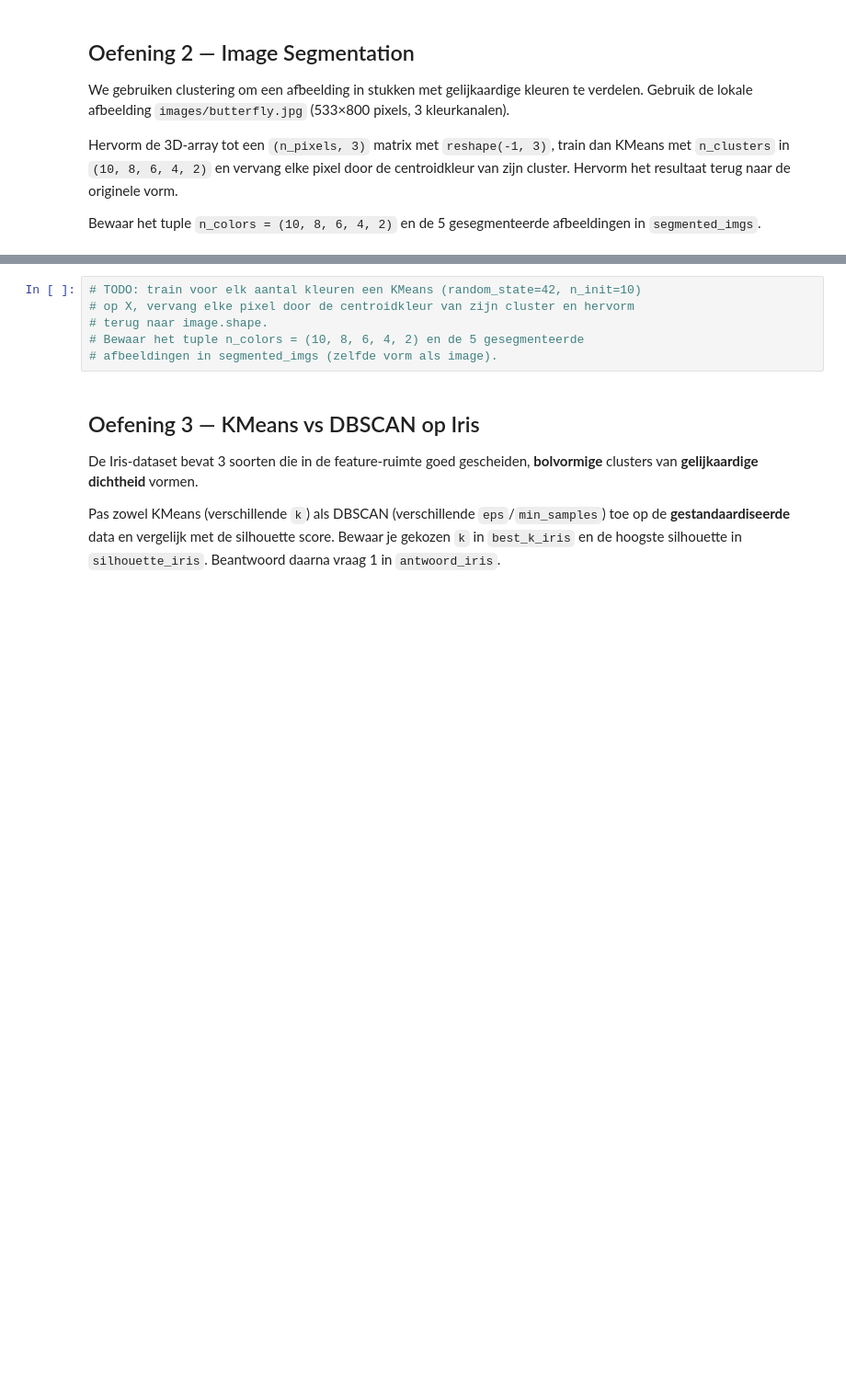
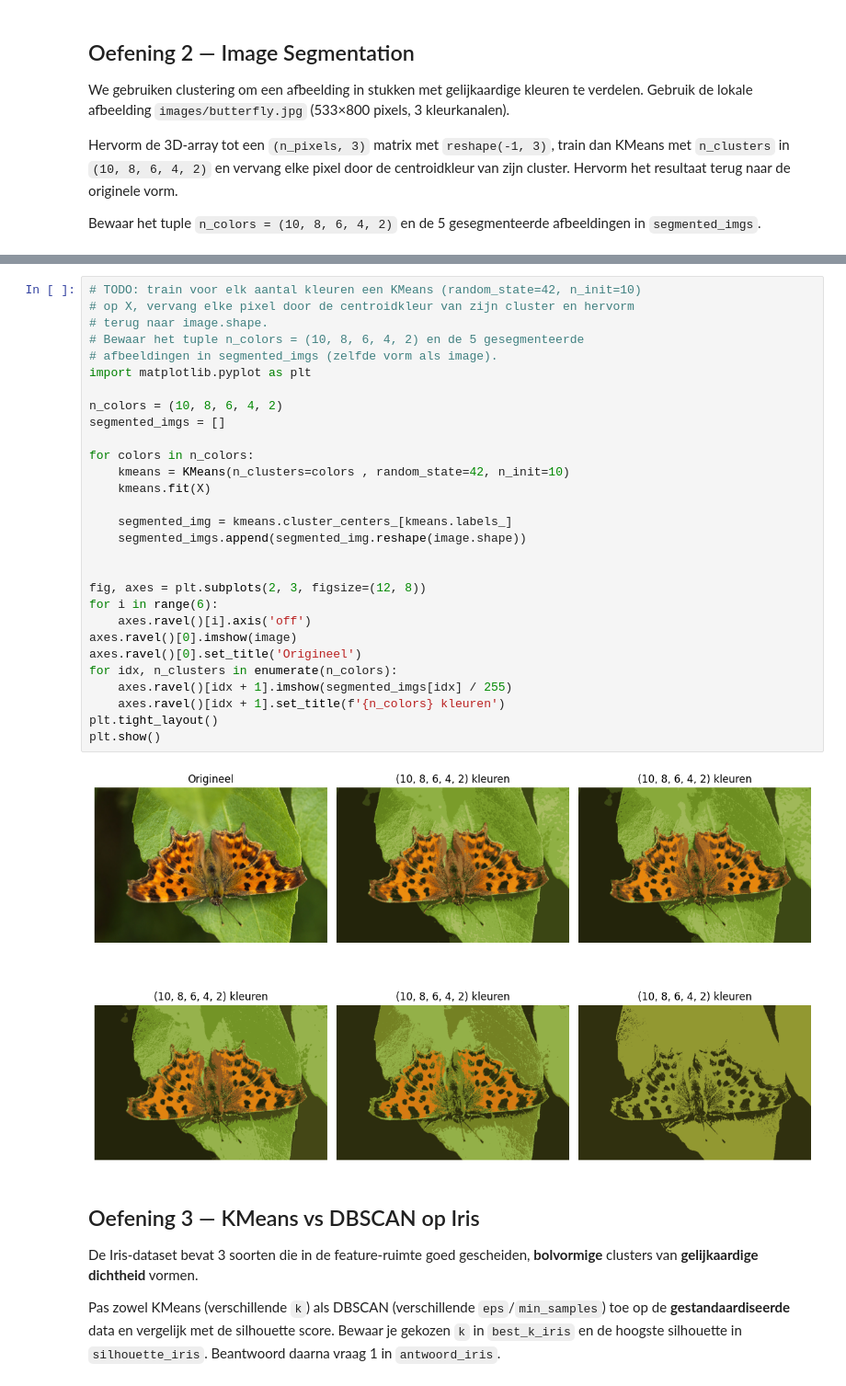
Before and after one commit to s169856/ML-Algo-student, a Jupyter notebook: exercises_with_checks/week06/kmeans_dbscan_checkpoint_opgave.ipynb, the cells around one changed output, grey strips where cells are left out. Shown at 92% size. Cells and saved outputs as stored; diff of their text form; blank space fills up the shorter version.

```diff
--- a/exercises_with_checks/week06/kmeans_dbscan_checkpoint_opgave.ipynb
+++ b/exercises_with_checks/week06/kmeans_dbscan_checkpoint_opgave.ipynb
@@ -100,9 +102,34 @@ X = image.reshape(-1, 3)
 # %%
 # TODO: train voor elk aantal kleuren een KMeans (random_state=42, n_init=10)
 # op X, vervang elke pixel door de centroidkleur van zijn cluster en hervorm
 # terug naar image.shape.
 # Bewaar het tuple n_colors = (10, 8, 6, 4, 2) en de 5 gesegmenteerde
 # afbeeldingen in segmented_imgs (zelfde vorm als image).
+import matplotlib.pyplot as plt
+
+n_colors = (10, 8, 6, 4, 2)
+segmented_imgs = []
+
+for colors in n_colors:
+    kmeans = KMeans(n_clusters=colors , random_state=42, n_init=10)
+    kmeans.fit(X)
+
+    segmented_img = kmeans.cluster_centers_[kmeans.labels_]
+    segmented_imgs.append(segmented_img.reshape(image.shape))
+
+
+fig, axes = plt.subplots(2, 3, figsize=(12, 8))
+for i in range(6):
+    axes.ravel()[i].axis('off')
+axes.ravel()[0].imshow(image)
+axes.ravel()[0].set_title('Origineel')
+for idx, n_clusters in enumerate(n_colors):
+    axes.ravel()[idx + 1].imshow(segmented_imgs[idx] / 255)
+    axes.ravel()[idx + 1].set_title(f'{n_colors} kleuren')
+plt.tight_layout()
+plt.show()
+# %% [output]
+[figure, added]
 # %% [markdown]
 ## Oefening 3 — KMeans vs DBSCAN op Iris
 
```
Also changed, not shown: parts of 2 cells of this notebook, 2 other files.
